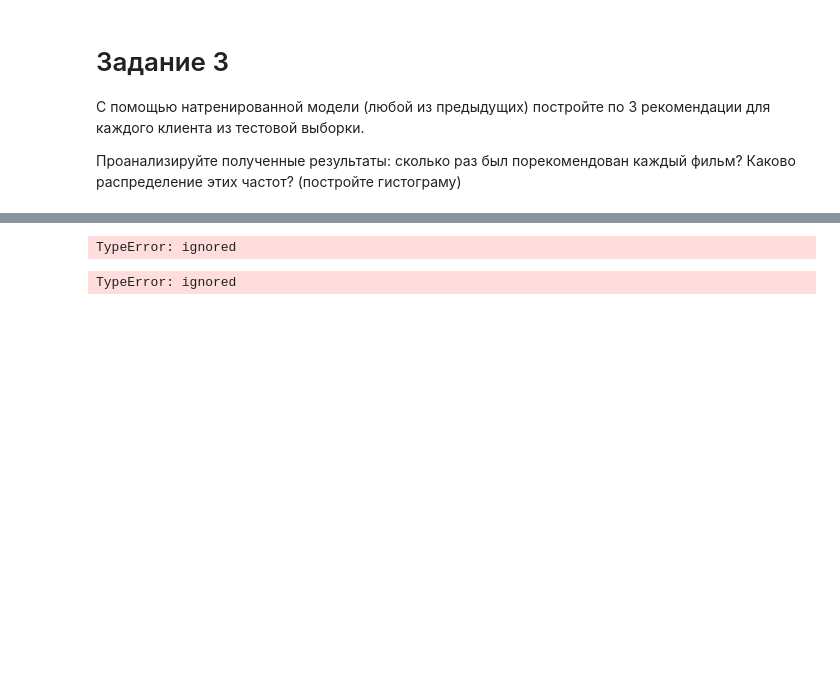
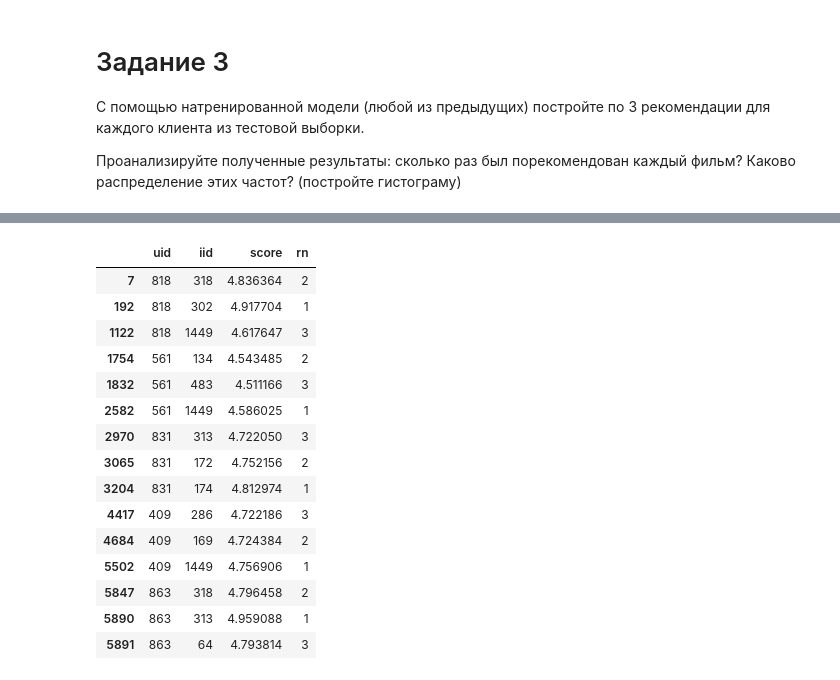
Before and after one commit to root-epifit/madmo-adv, a Jupyter notebook: hw3_movielens_my_solution.ipynb, the cells around one changed output, grey strips where cells are left out. Drawn from its saved outputs; the diff is of its cells as text; code cells hidden in the pictures; blank space fills up the shorter version.

```diff
--- a/hw3_movielens_my_solution.ipynb
+++ b/hw3_movielens_my_solution.ipynb
@@ -488,8 +495,26 @@ dtype: object
-# %%
-dfr[dfr['uid'] < 100]
-# %% [output]
-TypeError: ignored
-# %%
-df_recs.loc(df_recs['uid'] == 100)
-# %% [output]
-TypeError: ignored
+# %%
+# Для каждого клиента, ранжируем рекомендации по значению скоров и нумеруем их
+dfr['rn'] = dfr.sort_values(['uid', 'score'], ascending=[True, False]).groupby(['uid']).cumcount()+1
+
+# Для каждого клиента отбираем по 3 записи с наибольшими значениями скорами
+dfr = dfr[dfr['rn'] <= 3]
+
+# Проверяем, что получилось (для каждого клиента должно остаться 3 фильма)
+dfr[:15]
+# %% [output]
+|  | uid | iid | score | rn |
+| 7 | 818 | 318 | 4.836364 | 2 |
+| 192 | 818 | 302 | 4.917704 | 1 |
+| 1122 | 818 | 1449 | 4.617647 | 3 |
+| 1754 | 561 | 134 | 4.543485 | 2 |
+| 1832 | 561 | 483 | 4.511166 | 3 |
+| 2582 | 561 | 1449 | 4.586025 | 1 |
+| 2970 | 831 | 313 | 4.722050 | 3 |
+| 3065 | 831 | 172 | 4.752156 | 2 |
+| 3204 | 831 | 174 | 4.812974 | 1 |
+| 4417 | 409 | 286 | 4.722186 | 3 |
+| 4684 | 409 | 169 | 4.724384 | 2 |
+| 5502 | 409 | 1449 | 4.756906 | 1 |
+| 5847 | 863 | 318 | 4.796458 | 2 |
+| 5890 | 863 | 313 | 4.959088 | 1 |
+| 5891 | 863 | 64 | 4.793814 | 3 |
```
Also changed, not shown: parts of 23 cells of this notebook.
